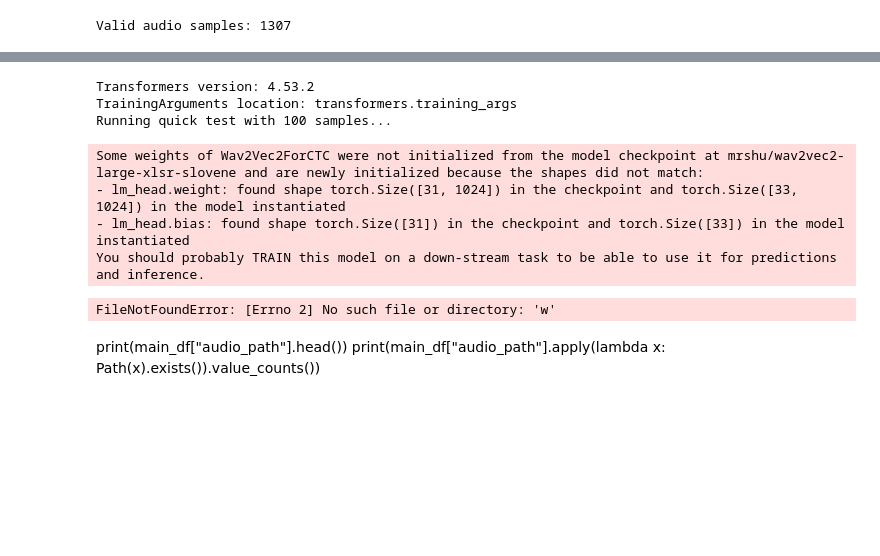
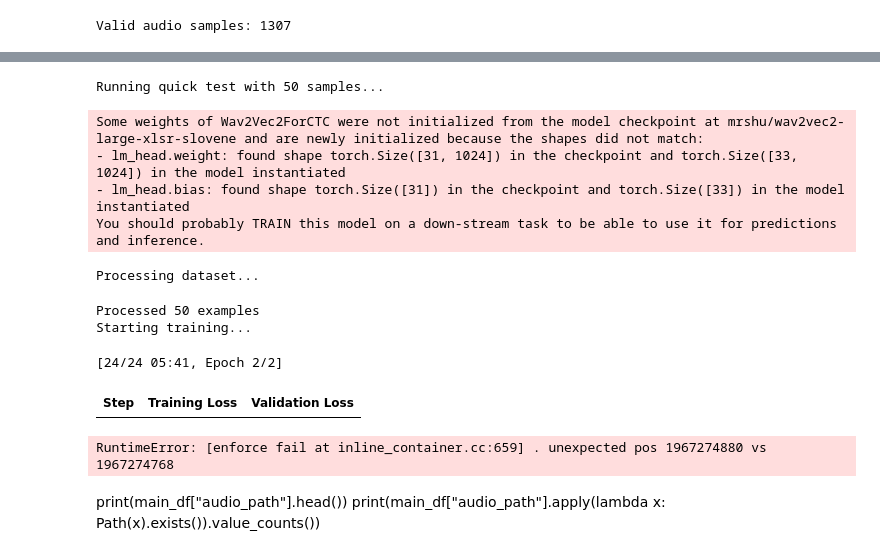
Before and after one commit to ValeryiaBazhko/PythonProject, a Jupyter notebook: notebook.ipynb, the cells around one changed output, grey strips where cells are left out. Drawn from its saved outputs; the diff is of its cells as text; code cells hidden in the pictures; blank space fills up the shorter version.

```diff
--- a/notebook.ipynb
+++ b/notebook.ipynb
@@ -104,35 +84,24 @@ from transformers import Wav2Vec2Processor
 
 processor = Wav2Vec2Processor.from_pretrained("mrshu/wav2vec2-large-xlsr-slovene")
 
-def preprocess_dataset(batch, processor):
-    input_values = []
-    attention_mask = []
-    labels = []
+def preprocess_single_example(example, processor):
+    try:
+        audio_path = example["audio"]
+        text = example["text"]
 
-
-    for audio_path, text in zip(batch["audio"], batch["text"]):
         speech_array, sampling_rate = load_audio_pydub(audio_path)
 
         inputs = processor(speech_array, sampling_rate=sampling_rate, return_attention_mask=True, padding=True)
-        input_values.append(inputs["input_values"][0])
-        attention_mask.append(inputs["attention_mask"][0])
 
         with processor.as_target_processor():
             label_ids = processor(text).input_ids
-        labels.append(label_ids)
 
-    return {
-        "input_values": input_values,
-        "attention_mask": attention_mask,
-        "labels": labels
-    }
-
-dataset = prepare_dataset(valid_df, sampling_rate=16000)
-
-processed_dataset = dataset.map(
-    lambda batch: preprocess_dataset(batch, processor),
-    batched=True,
-    remove_columns=dataset.column_names,
-    batch_size=8,
-)
+        return {
+            "input_values": inputs["input_values"][0],
+            "attention_mask": inputs["attention_mask"][0],
+            "labels": label_ids
+        }
+    except Exception as e:
+        print(f"Error processing example: {e}")
+        return None
 # %%
@@ -216,18 +218,18 @@ Requirement already satisfied: certifi>=2017.4.17 in c:\users\lerab\pycharmmiscp
 # %%
-import transformers
-print("Transformers version:", transformers.__version__)
-print("TrainingArguments location:", transformers.TrainingArguments.__module__)
 dataset = prepare_dataset(valid_df, sampling_rate=16000)
-trainer, processor = quick_test_training(dataset)
+trainer, processor = quick_test_training(dataset, max_samples=50)
 # %% [output]
-Transformers version: 4.53.2
-TrainingArguments location: transformers.training_args
-Running quick test with 100 samples...
+Running quick test with 50 samples...
 Some weights of Wav2Vec2ForCTC were not initialized from the model checkpoint at mrshu/wav2vec2-large-xlsr-slovene and are newly initialized because the shapes did not match:
 - lm_head.weight: found shape torch.Size([31, 1024]) in the checkpoint and torch.Size([33, 1024]) in the model instantiated
 - lm_head.bias: found shape torch.Size([31]) in the checkpoint and torch.Size([33]) in the model instantiated
 You should probably TRAIN this model on a down-stream task to be able to use it for predictions and inference.
-FileNotFoundError: [Errno 2] No such file or directory: 'w'
+Processing dataset...
+Processed 50 examples
+Starting training...
+[24/24 05:41, Epoch 2/2]
+| Step | Training Loss | Validation Loss |
+RuntimeError: [enforce fail at inline_container.cc:659] . unexpected pos 1967274880 vs 1967274768
 # %%
 from transformers import Wav2Vec2Processor
 
```
Also changed, not shown: parts of 6 cells of this notebook, 1 other file.
